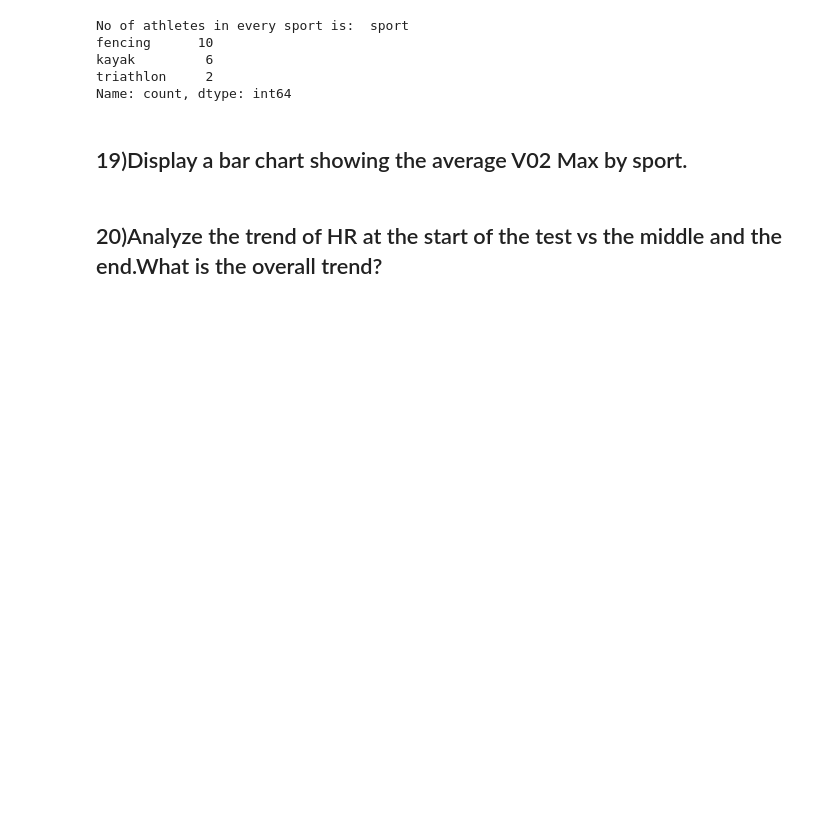
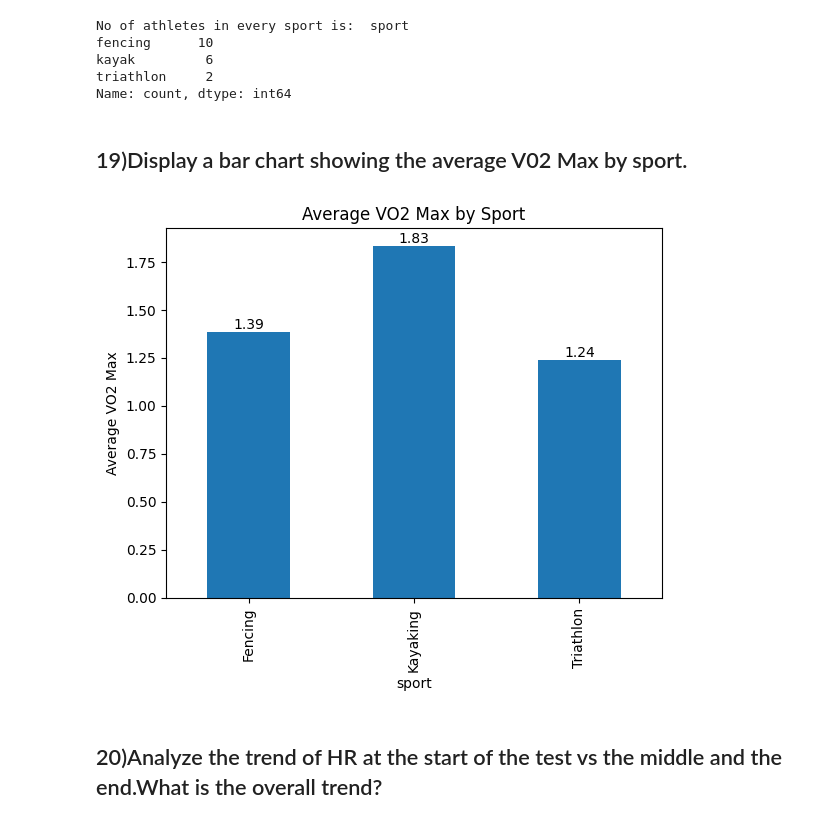
Before and after one commit to santhihubgit/Team08_PythoNinjas_PythonHackathon_Aug2024, a Jupyter notebook: Team08_PythoNinjas_Main80Questions.ipynb, the cells around one changed output. Saved outputs shown, nothing was run; the diff lists cells and outputs as text; code cells hidden in the pictures; blank space fills up the shorter version.

```diff
--- a/Team08_PythoNinjas_Main80Questions.ipynb
+++ b/Team08_PythoNinjas_Main80Questions.ipynb
@@ -66,6 +119,32 @@ triathlon     2
 Name: count, dtype: int64
 # %% [markdown]
 ## 19)Display a bar chart showing the average V02 Max by sport.
+# %%
+import pandas as pd
+import matplotlib.pyplot as plt
+# Adding'sport' column to each DataFrame
+Kayaking['sport'] = 'Kayaking'
+Triathlon['sport'] = 'Triathlon'
+Fencing['sport'] = 'Fencing'
+# Concatenating the data frames
+df = pd.concat([Kayaking[['id', 'vo2', 'sport']],
+                Triathlon[['id', 'vo2', 'sport']],
+                Fencing[['id', 'vo2', 'sport']]],
+                ignore_index=True)
+# Calculating average VO2 max values by sport using groupby and agg
+avg_vo2_max_by_sport = df.groupby('sport')['vo2'].agg('mean').reset_index()
+# Bar chart
+a = avg_vo2_max_by_sport.plot(kind='bar', x='sport', y='vo2', title='Average VO2 Max by Sport', legend=False)
+for i in a.patches:
+    a.annotate(f'{i.get_height():.2f}',
+                (i.get_x() + i.get_width() / 2., i.get_height()),
+                ha='center', va='center',
+                xytext=(0, 5),
+                textcoords='offset points')
+plt.ylabel('Average VO2 Max')
+plt.show()
+# %% [output]
+[figure, added]
 # %% [markdown]
 ## 20)Analyze the trend of HR at the start of the test vs the middle and the end.What is the overall trend?
 # %% [markdown]
```
Also changed, not shown: parts of 8 cells of this notebook.
